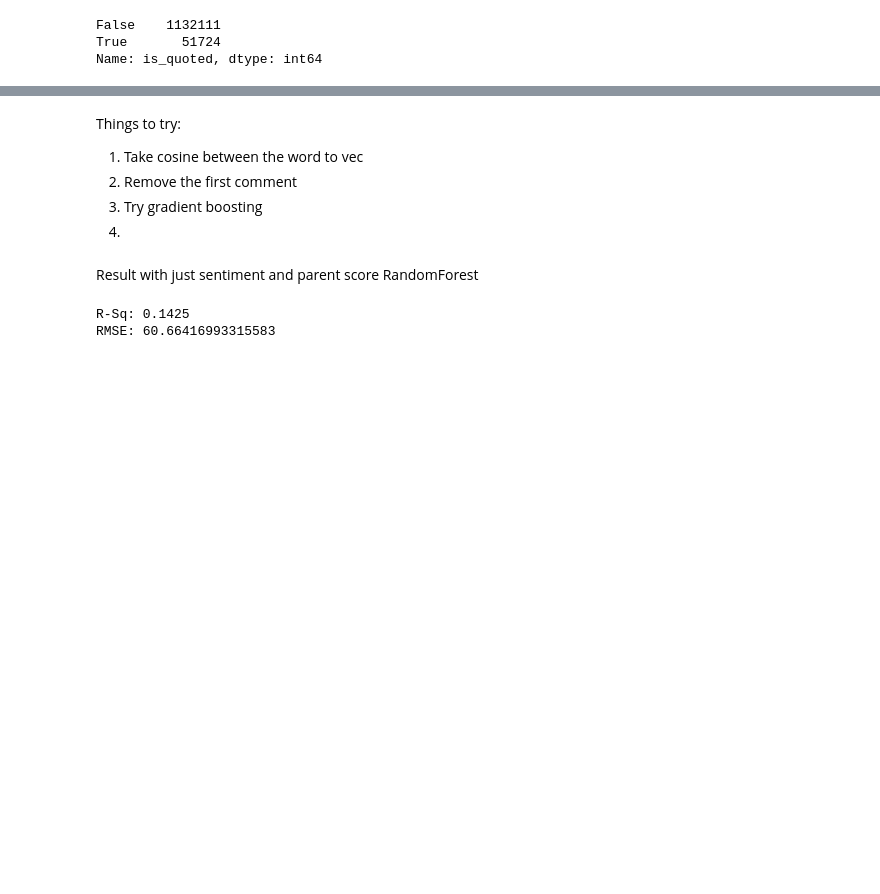
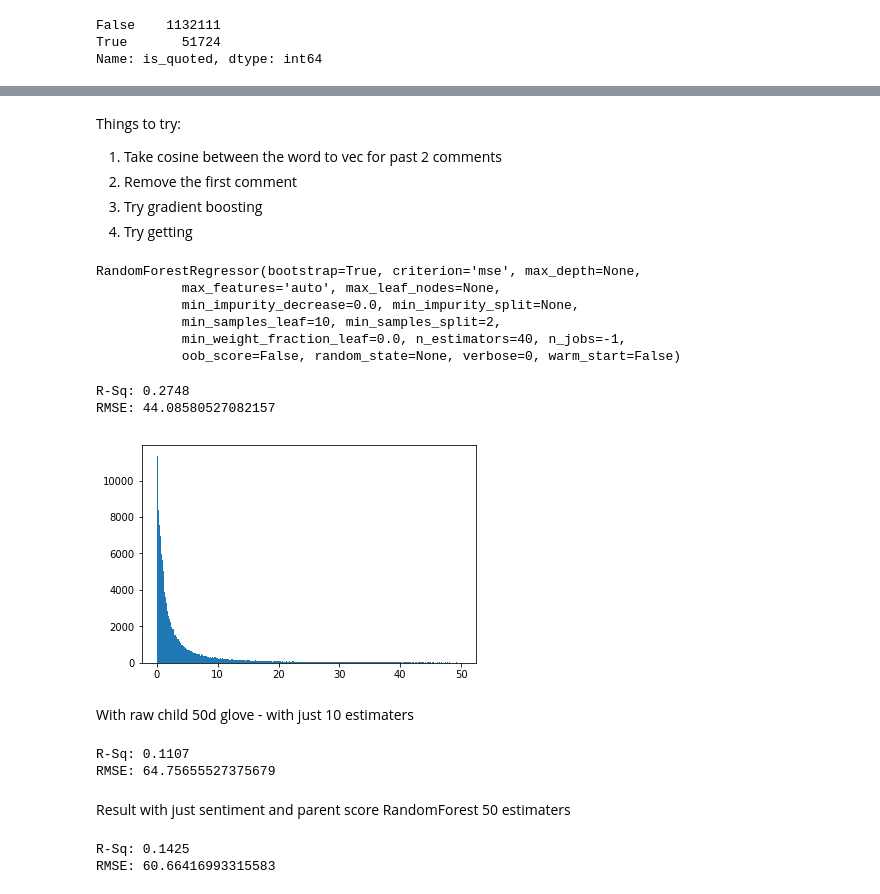
Before and after one commit to Prakhar-USF/ml-reddit, a Jupyter notebook: Working_with_subset.ipynb, the cells around one changed output, grey strips where cells are left out. Saved outputs shown, nothing was run; the diff lists cells and outputs as text; code cells hidden in the pictures; blank space fills up the shorter version.

Commit message:
improvement cosine angle between parent and child comment

```diff
--- a/Working_with_subset.ipynb
+++ b/Working_with_subset.ipynb
@@ -452,7 +508,7 @@ vectorizer = TfidfVectorizer(min_df=30)
 numeric_cols = ['gilded', 'controversiality', 'time_lapse', 'depth', 'no_of_linked_sr',
                 'no_of_linked_urls', 'subjectivity', 'no_quoted', 'parent_score',
                 'senti_neg', 'senti_neu', 'senti_pos', 'senti_comp', 'word_counts',
-                'time_since_parent']
+                'time_since_parent', 'cos_angle']
 # %%
 from scipy.sparse import hstack
 # %%
@@ -465,8 +521,8 @@ x = np.hstack((lb.fit_transform(df.subreddit),
                lb.fit_transform(df.is_edited),
                lb.fit_transform(df.is_quoted),
                mlb.fit_transform(df.a_linked_urls),
-               df.loc[:, numeric_cols].values,
-               doc2vec))
+               df.loc[:, numeric_cols].values))
+               #, doc2vec))
 # %%
 del df, doc2vec
 # %%
@@ -484,23 +540,48 @@ X_train, X_test, y_train, y_test = train_test_split(x, y, test_size=0.2,
                                                     random_state=42)
 # %% [markdown]
 Things to try:
-1. Take cosine between the word to vec
+1. Take cosine between the word to vec for past 2 comments
 2. Remove the first comment
 3. Try gradient boosting
-4.
+4. Try getting
 # %%
 from sklearn.ensemble import RandomForestRegressor
 # %%
-m = RandomForestRegressor(n_jobs=-1, n_estimators=10, min_samples_leaf=10)
+m = RandomForestRegressor(n_jobs=-1, n_estimators=40, min_samples_leaf=10)
 m.fit(X_train, y_train)
+# %% [output]
+RandomForestRegressor(bootstrap=True, criterion='mse', max_depth=None,
+           max_features='auto', max_leaf_nodes=None,
+           min_impurity_decrease=0.0, min_impurity_split=None,
+           min_samples_leaf=10, min_samples_split=2,
+           min_weight_fraction_leaf=0.0, n_estimators=40, n_jobs=-1,
+           oob_score=False, random_state=None, verbose=0, warm_start=False)
 # %%
 y_predicted = m.predict(X_test)
 r2 = r2_score(y_test, y_predicted)
 mse = mean_squared_error(y_test, y_predicted)
 print(f"R-Sq: {r2:.4}")
 print(f"RMSE: {np.sqrt(mse)}")
+# %% [output]
+R-Sq: 0.2748
+RMSE: 44.08580527082157
+# %%
+plt.hist(abs(y_test - y_predicted), bins=400, range=[0, 50]);
+# %% [output]
+[figure, added]
+# %% [markdown]
+With raw child 50d glove - with just 10 estimaters
+# %%
+y_predicted = m.predict(X_test)
+r2 = r2_score(y_test, y_predicted)
+mse = mean_squared_error(y_test, y_predicted)
+print(f"R-Sq: {r2:.4}")
+print(f"RMSE: {np.sqrt(mse)}")
+# %% [output]
+R-Sq: 0.1107
+RMSE: 64.75655527375679
 # %% [markdown]
-Result with just sentiment and parent score RandomForest
+Result with just sentiment and parent score RandomForest 50 estimaters
 # %%
 y_predicted = m.predict(X_test)
 r2 = r2_score(y_test, y_predicted)
```
Also changed, not shown: parts of 18 cells of this notebook.
